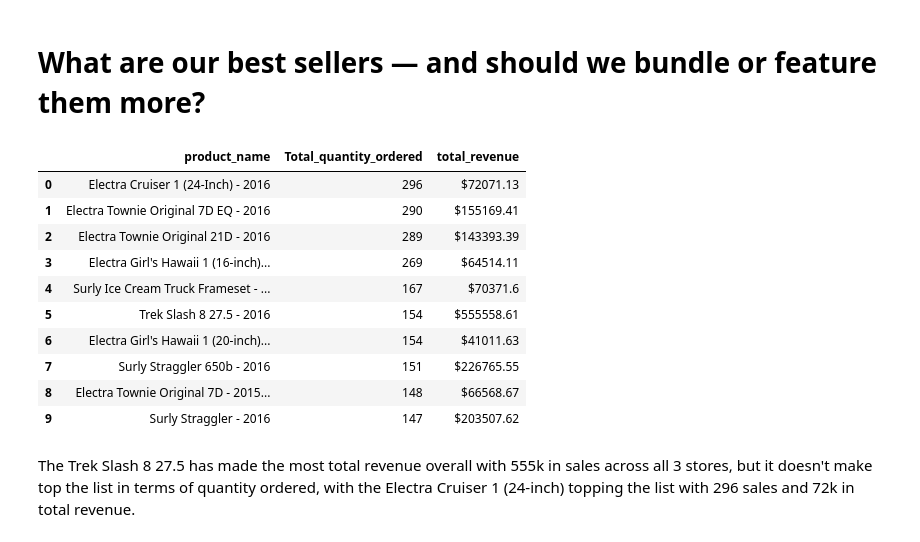
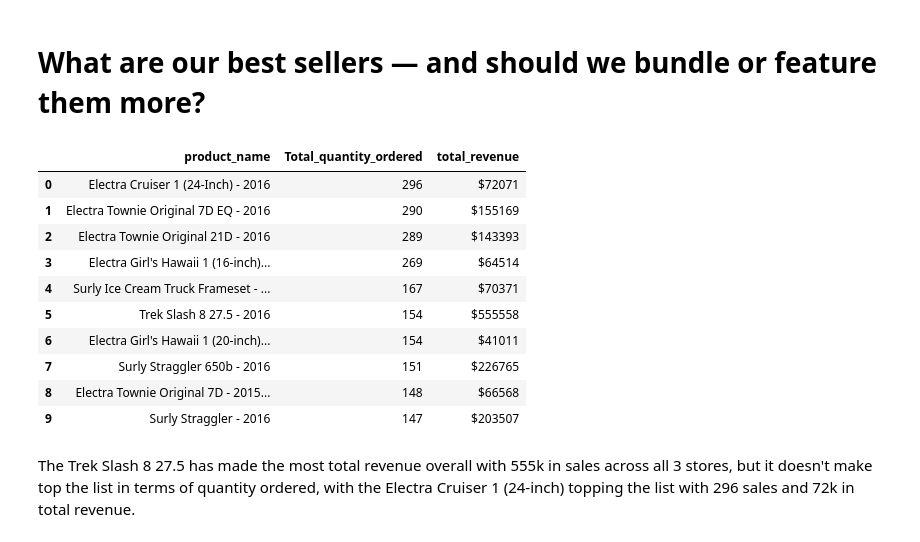
Before and after one commit to AbhimanyuShri/Bike-Store-Sales-Analysis, a Jupyter notebook: bike-store-sales-analysis.ipynb, the cells around one changed output. Cells and saved outputs as stored; diff of their text form; code cells hidden in the pictures.

```diff
--- a/bike-store-sales-analysis.ipynb
+++ b/bike-store-sales-analysis.ipynb
@@ -435,31 +435,32 @@ The Trek bike brand is doing the best in terms of generating revenue across all
 # %%
 q16= '''
 
 SELECT p.product_name, SUM(ort.quantity) AS Total_quantity_ordered,
-'$' || ROUND(((SUM(ort.quantity*(ort.list_price*(1-ort.discount))))),2) AS total_revenue
+'$' || CAST(ROUND(((SUM(ort.quantity*(ort.list_price*(1-ort.discount))))),2) AS int)
+AS total_revenue
 FROM products p
 LEFT JOIN order_items ort ON ort.product_id=p.product_id
 GROUP BY
     p.product_name
 ORDER BY
     SUM(ort.quantity) DESC,
     ROUND(((SUM(ort.quantity*(ort.list_price*(1-ort.discount))))),2) DESC LIMIT 10;
 
 '''
 df16 = pd.read_sql_query(q16, db)
 df16
 # %% [output]
 |  | product_name | Total_quantity_ordered | total_revenue |
-| 0 | Electra Cruiser 1 (24-Inch) - 2016 | 296 | $72071.13 |
-| 1 | Electra Townie Original 7D EQ - 2016 | 290 | $155169.41 |
-| 2 | Electra Townie Original 21D - 2016 | 289 | $143393.39 |
-| 3 | Electra Girl's Hawaii 1 (16-inch)... | 269 | $64514.11 |
-| 4 | Surly Ice Cream Truck Frameset - ... | 167 | $70371.6 |
-| 5 | Trek Slash 8 27.5 - 2016 | 154 | $555558.61 |
-| 6 | Electra Girl's Hawaii 1 (20-inch)... | 154 | $41011.63 |
-| 7 | Surly Straggler 650b - 2016 | 151 | $226765.55 |
-| 8 | Electra Townie Original 7D - 2015... | 148 | $66568.67 |
-| 9 | Surly Straggler - 2016 | 147 | $203507.62 |
+| 0 | Electra Cruiser 1 (24-Inch) - 2016 | 296 | $72071 |
+| 1 | Electra Townie Original 7D EQ - 2016 | 290 | $155169 |
+| 2 | Electra Townie Original 21D - 2016 | 289 | $143393 |
+| 3 | Electra Girl's Hawaii 1 (16-inch)... | 269 | $64514 |
+| 4 | Surly Ice Cream Truck Frameset - ... | 167 | $70371 |
+| 5 | Trek Slash 8 27.5 - 2016 | 154 | $555558 |
+| 6 | Electra Girl's Hawaii 1 (20-inch)... | 154 | $41011 |
+| 7 | Surly Straggler 650b - 2016 | 151 | $226765 |
+| 8 | Electra Townie Original 7D - 2015... | 148 | $66568 |
+| 9 | Surly Straggler - 2016 | 147 | $203507 |
 # %% [markdown]
 The Trek Slash 8 27.5 has made the most total revenue overall with 555k in sales across all 3 stores, but it doesn't make top the list in terms of quantity ordered, with the Electra Cruiser 1 (24-inch) topping the list with 296 sales and 72k in total revenue.
 # %% [markdown]
```
Also changed, not shown: parts of 8 cells of this notebook.
